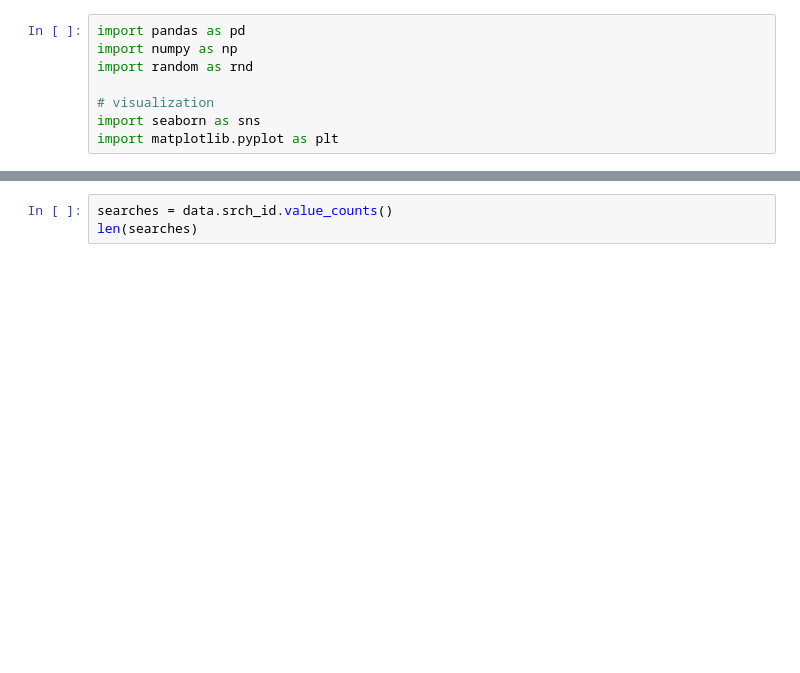
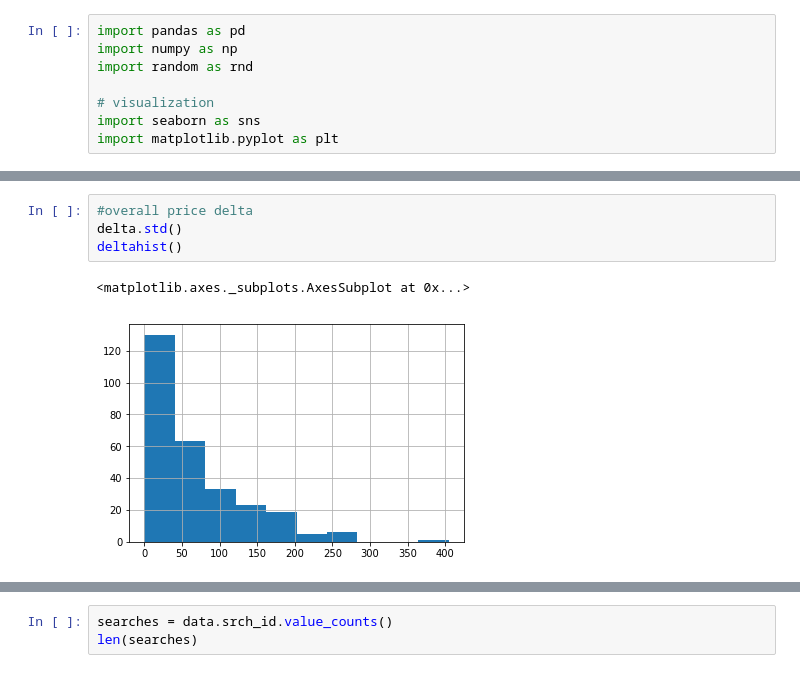
Before and after one commit to Longi94/dmt2018, a Jupyter notebook: assign2/assign2.ipynb, the cells around one changed output, grey strips where cells are left out. Drawn from its saved outputs; the diff is of its cells as text; blank space fills up the shorter version.

```diff
--- a/assign2/assign2.ipynb
+++ b/assign2/assign2.ipynb
@@ -129,0 +229,7 @@ sns.heatmap(corrmat, vmax=.8, square=True);
+# %%
+#overall price delta
+delta.std()
+deltahist()
+# %% [output]
+<matplotlib.axes._subplots.AxesSubplot at 0x...>
+[figure, added]
```
Also changed, not shown: parts of 15 cells of this notebook.
